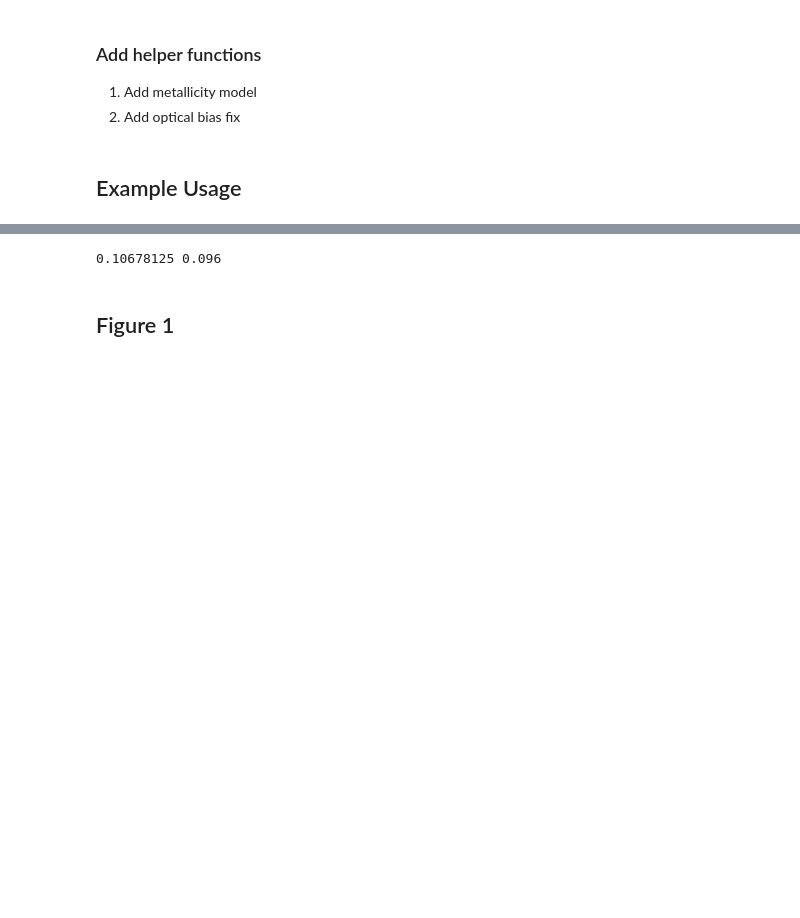
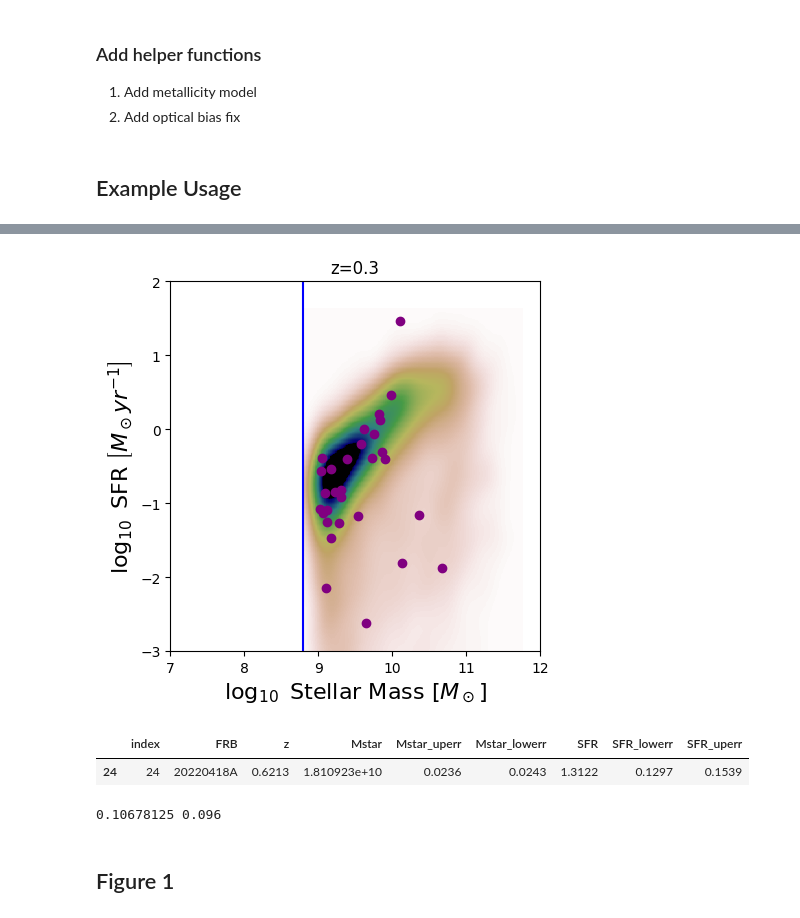
Before and after one commit to hoasaf3/host-galaxies-stats, a Jupyter notebook: frb_hosts_stats.ipynb, the cells around one changed output, grey strips where cells are left out. Cells and saved outputs as stored; diff of their text form; code cells hidden in the pictures; blank space fills up the shorter version.

```diff
--- a/frb_hosts_stats.ipynb
+++ b/frb_hosts_stats.ipynb
@@ -482,3 +486,65 @@ plt.show()
+# %%
+"""
+create a gif of emcee samplers
+"""
+from scipy.stats import gaussian_kde
+z = 0.3  # np.median(frb_hosts['z'])  # 0.2417
+
+# Create logpdf
+logpdf = logpdfs.get_logpdf(z, prob_density, continuity=False)  # simple, unweighted logpdf
+
+# Generate samples
+walker_paths = mc.get_samples(logpdf, steps=1000, flat=False)
+logpdf_samples = walker_paths.reshape(-1, walker_paths.shape[-1])
+
+
+# Plot samples
+m1 = logpdf_samples[:,0]  # masses
+m2 = logpdf_samples[:,1]  # SFRs
+
+xmin = m1.min()
+xmax = m1.max()
+ymin = m2.min()
+ymax = m2.max()
+extent = [xmin, xmax, ymin, ymax]
+
+X, Y = np.mgrid[xmin:xmax:100j, ymin:ymax:100j]
+positions = np.vstack([X.ravel(), Y.ravel()])  # 2x10000
+values = np.vstack([m1, m2]) # 2xN_samples
+kernel = gaussian_kde(values)
+Z = np.reshape(kernel(positions).T, X.shape)  # 100x100
+
+fig, ax = plt.subplots()
+ax.imshow(np.rot90(Z), cmap=plt.cm.gist_earth_r,
+            extent=extent, animated=True,
+            vmin=np.percentile(Z, 5), vmax=np.percentile(Z, 99))
+
+mthres = leja_utils.cosmos15_mass_completeness(z)
+ax.axvline(mthres, color='blue')
+# Further customization
+# frb_hosts = frb_hosts[frb_hosts['z']<=0.2].reset_index()  # for metalicity
+# ax.plot(np.log10(frb_hosts['Mstar']), np.log10(frb_hosts['SFR']),
+#         '*', color='red', markersize=5, label="FRB host galaxies")
+ax.set_xlim([7, 12])
+ax.set_ylim([-3,2])
+ax.set_xlabel(r"$\log_{10}$" + " Stellar Mass " + r"$\left[M_\odot\right]$", fontsize=16)
+ax.set_ylabel(r"$\log_{10}$" + " SFR " + r"$\left[M_\odot yr^{-1}\right]$", fontsize=16)
+ax.set_title(f"z={z}")
+
+scat = ax.plot([], [], 'o', color='purple')[0]
+def update(frame):
+    scat.set_data(walker_paths[frame, :, 0], walker_paths[frame, :, 1])
+    return scat,
+
+ani = animation.FuncAnimation(fig, update, frames=1000, interval=100, blit=True)
+ani.save("emcee_walkers_leja.gif", writer=PillowWriter(fps=10))
+# %% [output]
+[figure, added]
+# %%
+frb_hosts[frb_hosts['z'] > 0.6]
+# %% [output]
+|  | index | FRB | z | Mstar | Mstar_uperr | Mstar_lowerr | SFR | SFR_lowerr | SFR_uperr |
+| 24 | 24 | 20220418A | 0.6213 | 1.810923e+10 | 0.0236 | 0.0243 | 1.3122 | 0.1297 | 0.1539 |
 # %%
 # Example: calculate p90, pnom
 frb_values = np.vstack([np.log10(frb_hosts['Mstar']) ,np.log10(frb_hosts['SFR']), frb_hosts['z']])
```
Also changed, not shown: parts of 2 cells of this notebook, 3 other files.
